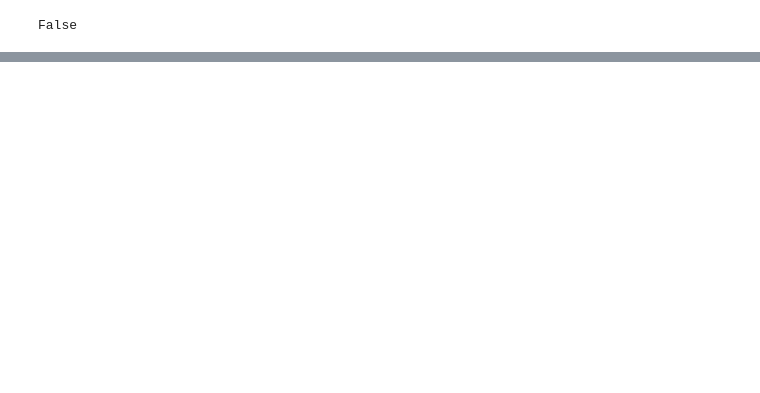
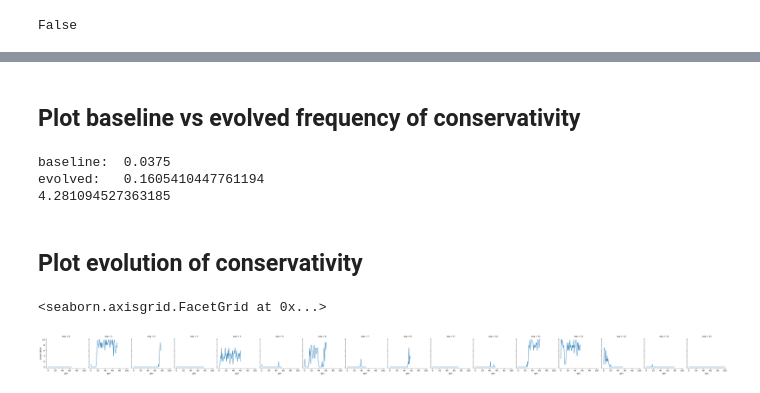
Before and after one commit to thelogicalgrammar/compositionalModes, a Jupyter notebook: analysis/quantifiers/analysis.ipynb, the cells around one changed output, grey strips where cells are left out. Cells and saved outputs as stored; diff of their text form; code cells hidden in the pictures; blank space fills up the shorter version.

```diff
--- a/analysis/quantifiers/analysis.ipynb
+++ b/analysis/quantifiers/analysis.ipynb
@@ -119,3 +127,32 @@ sns.kdeplot(reshuffled_data.commAcc[np.logical_not(reshuffled_data.conservative)
+# %% [markdown]
+## Plot baseline vs evolved frequency of conservativity
+# %%
+baseline = reshuffled_data[reshuffled_data.gen==0].conservative.mean()
+evolved = reshuffled_data.conservative.mean()
+
+print('baseline: ', baseline)
+print('evolved:  ', evolved)
+print(evolved/baseline)
+# %% [output]
+baseline:  0.0375
+evolved:   0.1605410447761194
+4.281094527363185
+# %% [markdown]
+## Plot evolution of conservativity
+# %%
+g = sns.FacetGrid(
+    reshuffled_data.groupby(['gen','exp']).conservative.sum().reset_index(),
+    col='exp'
+)
+
+g.map_dataframe(
+    sns.lineplot,
+    x='gen',
+    y='conservative'
+)
+# %% [output]
+<seaborn.axisgrid.FacetGrid at 0x...>
+[figure, added]
 # %%
 sns.lineplot(
     reshuffled_data.groupby(['gen','exp']).conservative.sum().reset_index(),
```
Also changed, not shown: parts of 21 cells of this notebook, 2 other files.
